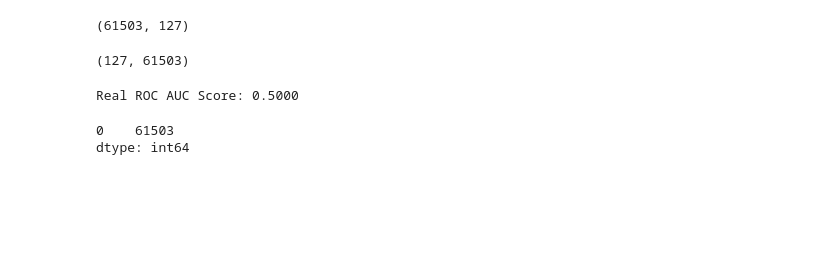
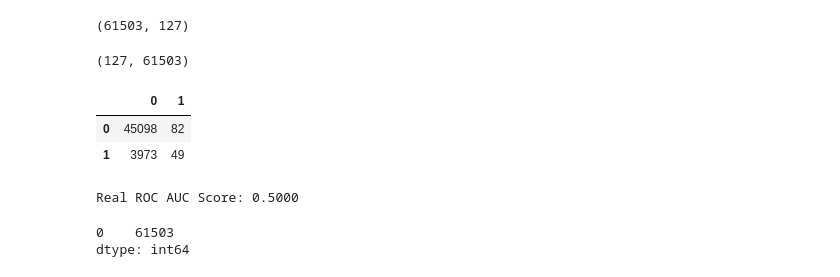
Before and after one commit to jackonedev/pipelines_and_machine_learning, a Jupyter notebook: NN_model.ipynb, the cells around one changed output. Cells and saved outputs as stored; diff of their text form; code cells hidden in the pictures; blank space fills up the shorter version.

```diff
--- a/NN_model.ipynb
+++ b/NN_model.ipynb
@@ -1214,6 +1316,16 @@ real_x_flatten.shape
 
 real_proba = predict_proba(real_x_flatten, Y_test, parameters)
 real_predict = (real_proba > threshold).astype(int)
+# %%
+recall_score(y_true=y_val, y_pred=log_reg_val > 0.5) # mayor a 0.44
+f1_score(y_true=y_val, y_pred=log_reg_val > 0.5) #
+confusion_matrix(y_true=y_val, y_pred=log_reg_val > 0.5, normalize="all", )
+cm = pd.DataFrame(confusion_matrix(y_true=y_val, y_pred=log_reg_val > 0.44))
+cm
+# %% [output]
+|  | 0 | 1 |
+| 0 | 45098 | 82 |
+| 1 | 3973 | 49 |
 # %%
 # ROC AUC Score
 real_score = roc_auc_score(y_true=y_test_real, y_score=real_proba)
```
Also changed, not shown: parts of 19 cells of this notebook.
